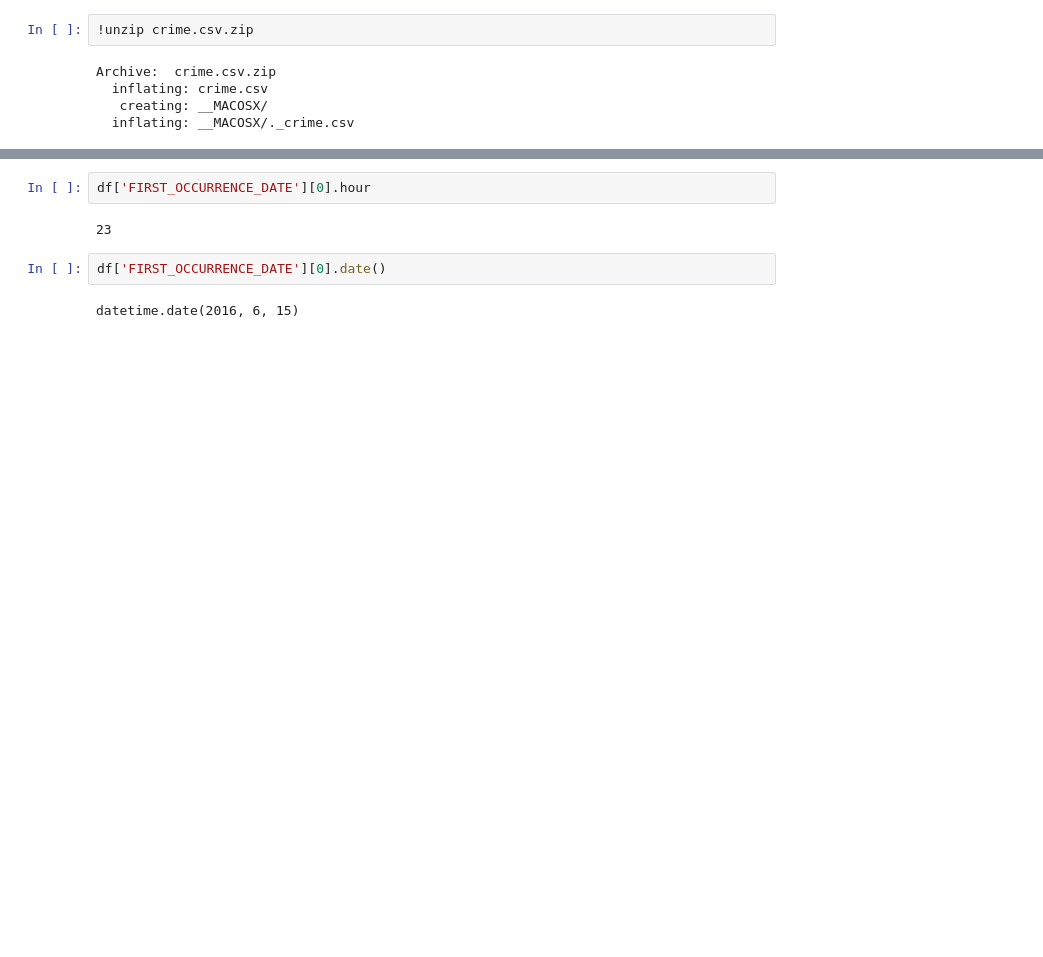
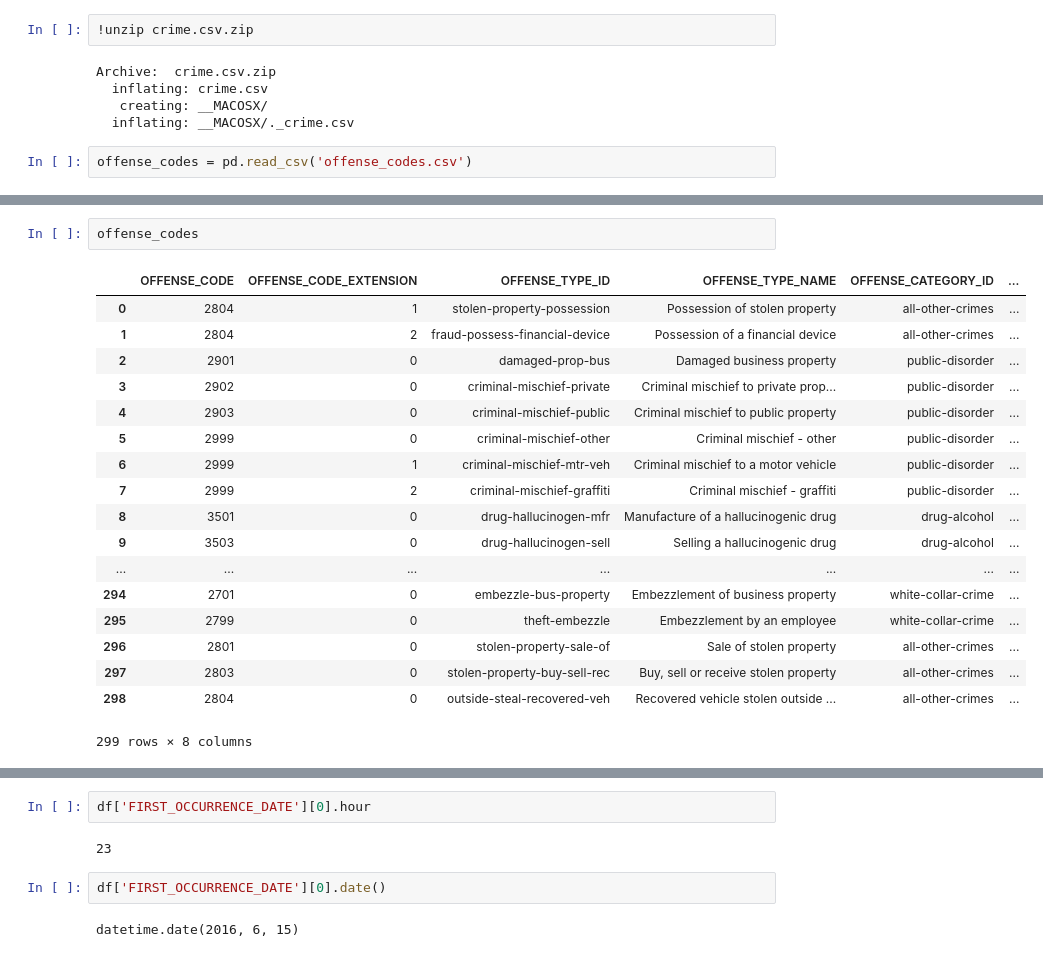
Before and after one commit to sobyl/Denver_crime_data, a Jupyter notebook: final.ipynb, the cells around one changed output, grey strips where cells are left out. Saved outputs shown, nothing was run; the diff lists cells and outputs as text; blank space fills up the shorter version.

```diff
--- a/final.ipynb
+++ b/final.ipynb
@@ -8,4 +11,6 @@ Archive:  crime.csv.zip
   inflating: crime.csv
    creating: __MACOSX/
   inflating: __MACOSX/._crime.csv
+# %%
+offense_codes = pd.read_csv('offense_codes.csv')
 # %%
@@ -57 +61,22 @@ IS_TRAFFIC                         int64
 dtype: object
+# %%
+offense_codes
+# %% [output]
+|  | OFFENSE_CODE | OFFENSE_CODE_EXTENSION | OFFENSE_TYPE_ID | OFFENSE_TYPE_NAME | OFFENSE_CATEGORY_ID | ... |
+| 0 | 2804 | 1 | stolen-property-possession | Possession of stolen property | all-other-crimes | ... |
+| 1 | 2804 | 2 | fraud-possess-financial-device | Possession of a financial device | all-other-crimes | ... |
+| 2 | 2901 | 0 | damaged-prop-bus | Damaged business property | public-disorder | ... |
+| 3 | 2902 | 0 | criminal-mischief-private | Criminal mischief to private prop... | public-disorder | ... |
+| 4 | 2903 | 0 | criminal-mischief-public | Criminal mischief to public property | public-disorder | ... |
+| 5 | 2999 | 0 | criminal-mischief-other | Criminal mischief - other | public-disorder | ... |
+| 6 | 2999 | 1 | criminal-mischief-mtr-veh | Criminal mischief to a motor vehicle | public-disorder | ... |
+| 7 | 2999 | 2 | criminal-mischief-graffiti | Criminal mischief - graffiti | public-disorder | ... |
+| 8 | 3501 | 0 | drug-hallucinogen-mfr | Manufacture of a hallucinogenic drug | drug-alcohol | ... |
+| 9 | 3503 | 0 | drug-hallucinogen-sell | Selling a hallucinogenic drug | drug-alcohol | ... |
+| ... | ... | ... | ... | ... | ... | ... |
+| 294 | 2701 | 0 | embezzle-bus-property | Embezzlement of business property | white-collar-crime | ... |
+| 295 | 2799 | 0 | theft-embezzle | Embezzlement by an employee | white-collar-crime | ... |
+| 296 | 2801 | 0 | stolen-property-sale-of | Sale of stolen property | all-other-crimes | ... |
+| 297 | 2803 | 0 | stolen-property-buy-sell-rec | Buy, sell or receive stolen property | all-other-crimes | ... |
+| 298 | 2804 | 0 | outside-steal-recovered-veh | Recovered vehicle stolen outside ... | all-other-crimes | ... |
+299 rows × 8 columns
```
Also changed, not shown: parts of 14 cells of this notebook, 1 other file.
